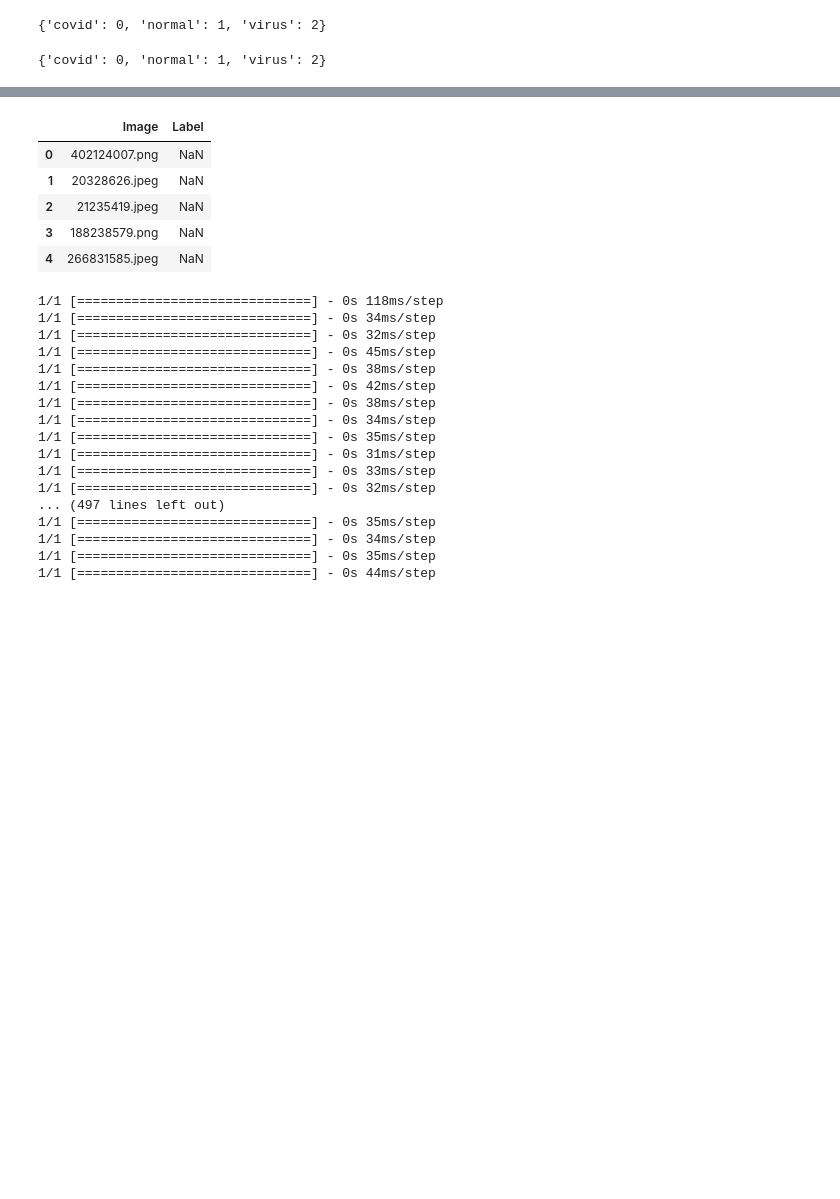
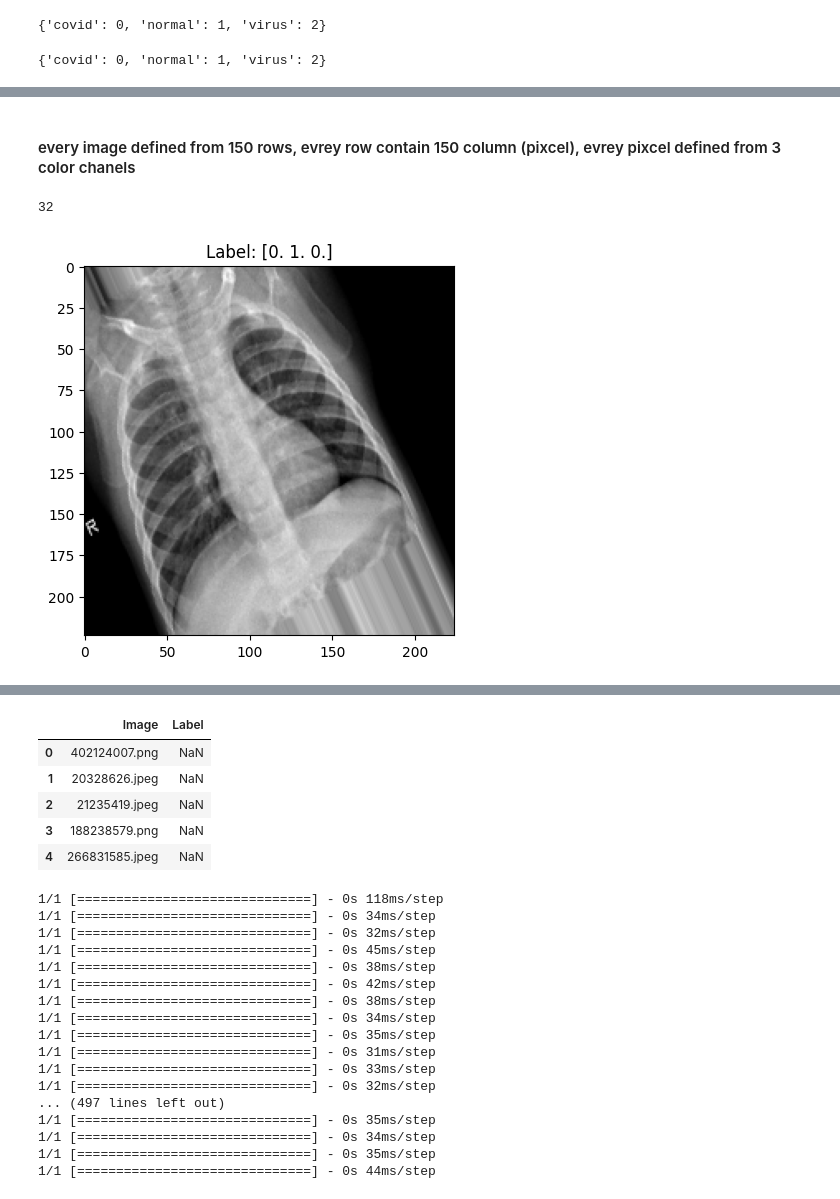
Before and after one commit to Mkaljermy/CNN-Covid19-Classification, a Jupyter notebook: CNN_Covid19_Classification.ipynb, the cells around one changed output, grey strips where cells are left out. Saved outputs shown, nothing was run; the diff lists cells and outputs as text; code cells hidden in the pictures; blank space fills up the shorter version.

```diff
--- a/CNN_Covid19_Classification.ipynb
+++ b/CNN_Covid19_Classification.ipynb
@@ -272 +421,3 @@ len(os.listdir(test_dir))
+# %%
+train_dir = "/content/drive/MyDrive/CNN/train"
 # %% [markdown]
@@ -274,28 +425,35 @@ len(os.listdir(test_dir))
 # %%
-from keras.preprocessing.image import ImageDataGenerator
 
-# All images will be rescaled by 1./255
+from tensorflow.keras.preprocessing.image import ImageDataGenerator, img_to_array, load_img
+
+# ImageDataGenerator with augmentation for training and rescaling for validation
 train_datagen = ImageDataGenerator(
     rescale=1./255,
-    rotation_range=20,
+    rotation_range=40,
     width_shift_range=0.2,
     height_shift_range=0.2,
     shear_range=0.2,
     zoom_range=0.2,
     horizontal_flip=True,
-    fill_mode='nearest')
+    fill_mode='nearest'
+)
 
-test_datagen = ImageDataGenerator(rescale=1./255)
+validation_datagen = ImageDataGenerator(rescale=1./255)
 
+# Create data generators
 train_generator = train_datagen.flow_from_directory(
     train_dir,
-    target_size=(150, 150),
+    target_size=(224, 224),  # Use 224x224 for EfficientNetB0
     batch_size=32,
-    class_mode='categorical')
+    class_mode='categorical'
+)
 
-validation_generator = test_datagen.flow_from_directory(
-        validation_dir,
-        target_size=(150, 150),
-        batch_size=20,
-        class_mode='categorical')
+validation_generator = validation_datagen.flow_from_directory(
+    validation_dir,
+    target_size=(224, 224),  # Use 224x224 for EfficientNetB0
+    batch_size=32,
+    class_mode='categorical',
+    shuffle=False
+
+)
 # %% [output]
@@ -431,0 +480,3 @@ plt.show()
+# %%
+
+images, labels = next(train_generator)
@@ -431,0 +518,14 @@ plt.show()
+# %% [markdown]
+#### every image defined from 150 rows, evrey row contain 150 column (pixcel), evrey pixcel defined from 3 color chanels
+# %%
+len(images)
+# %% [output]
+32
+# %%
+import matplotlib.pyplot as plt
+
+plt.imshow(images[0])
+plt.title(f"Label: {labels[0]}")
+plt.show()
+# %% [output]
+[figure, added]
```
Also changed, not shown: parts of 108 cells of this notebook.
